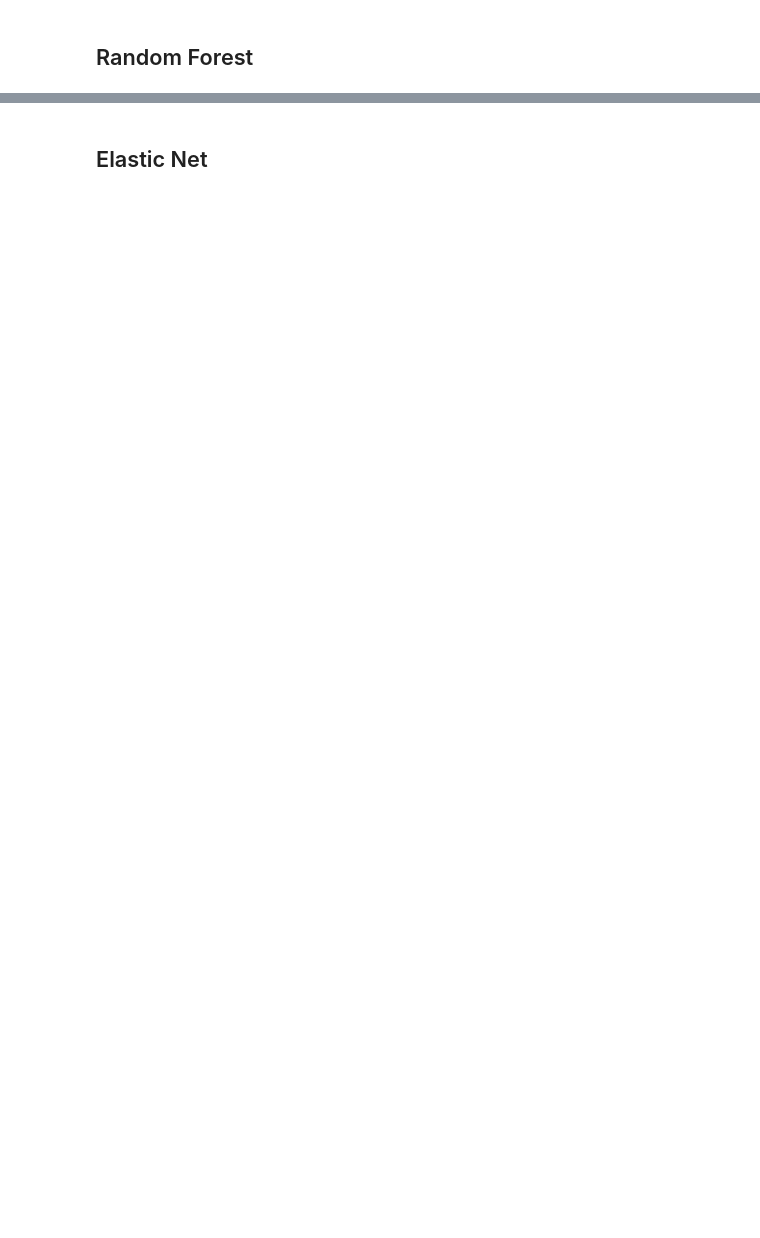
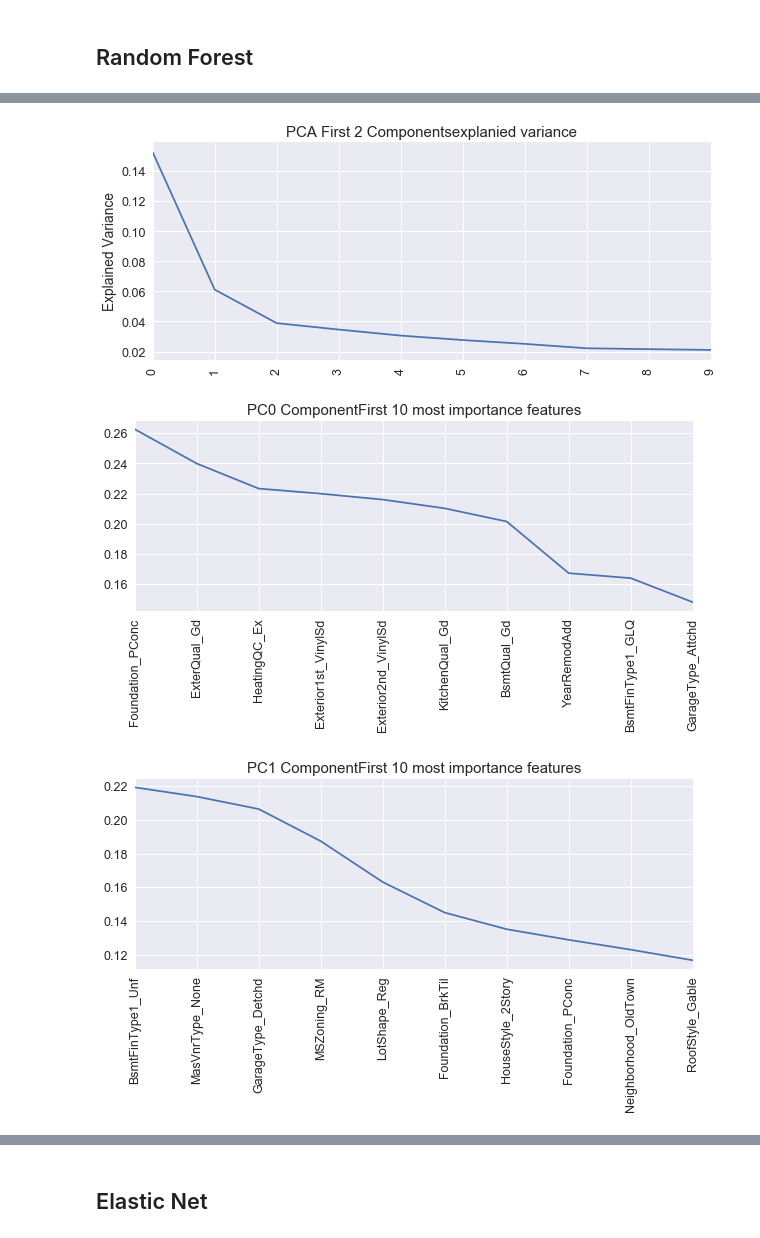
Before and after one commit to noklam/KaggleHousePricePrediction, a Jupyter notebook: Kaggle House Price Competition_Master.ipynb, the cells around one changed output, grey strips where cells are left out. Drawn from its saved outputs; the diff is of its cells as text; code cells hidden in the pictures; blank space fills up the shorter version.

```diff
--- a/Kaggle House Price Competition_Master.ipynb
+++ b/Kaggle House Price Competition_Master.ipynb
@@ -198,5 +178,6 @@ valid_labels = train_labels[validset_index].copy()
 train_labels = train_labels[trainset_index]
 # %%
+col = train_features.columns.values
 print(train_features.shape)
 print(test_features.shape)
 # %% [output]
@@ -435,0 +375,6 @@ Root Mean Squarted Log Error (Valid set):  0.139896470392
+# %%
+pca_importance(gridCV_RF.best_estimator_, col, 2)
+# %% [output]
+[figure, added]
+[figure, added]
+[figure, added]
```
Also changed, not shown: parts of 38 cells of this notebook, 5 other files.
